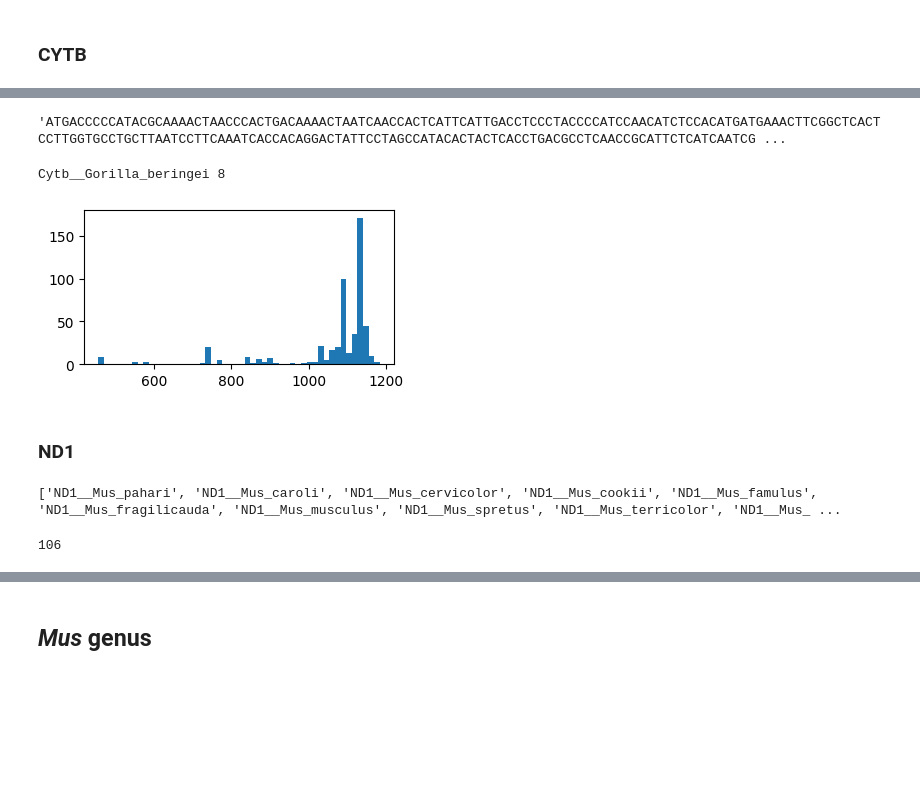
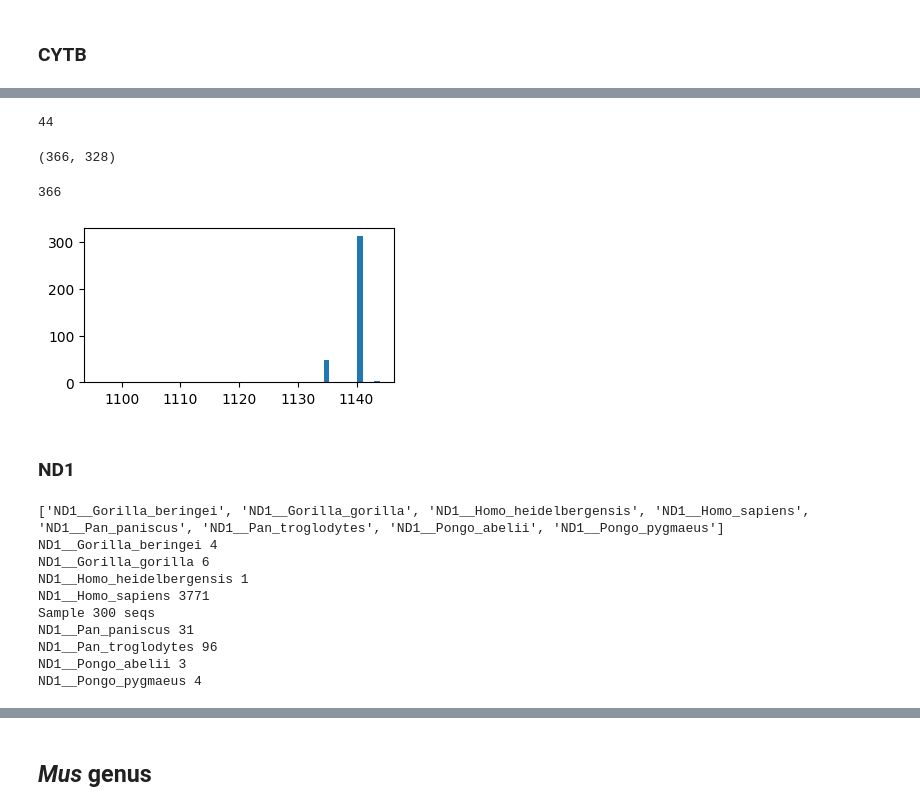
Before and after one commit to mitoclub/nemu-pipeline, a Jupyter notebook: notebooks/prepare_beasts_datasets.ipynb, the cells around one changed output, grey strips where cells are left out. Drawn from its saved outputs; the diff is of its cells as text; code cells hidden in the pictures; blank space fills up the shorter version.

```diff
--- a/notebooks/prepare_beasts_datasets.ipynb
+++ b/notebooks/prepare_beasts_datasets.ipynb
@@ -65,21 +65,20 @@ def filter_seqs_dict(seqs, nseqs_min=10, var_gene_len=0.2, Nshare=0.2):
 # %% [markdown]
 ### CYTB
 # %%
-pattern = "Hominidae_"
+pattern = "Hominidae_9604"
 seqs = collect_seqs(pattern, "UNIQ", ['Cytb'])
 seqs_filtered = filter_seqs_dict(seqs, 1, 0.05)
 print(list(seqs_filtered.keys()))
 
-MAX_SP_NSEQS = 100
+MAX_SP_NSEQS = 300
 cytb_recs = []
 for gene_sp, recs in seqs_filtered.items():
+    print(gene_sp, len(recs))
     if len(recs) > MAX_SP_NSEQS:
-        print(gene_sp)
+        print(f"Sample {MAX_SP_NSEQS} seqs")
         recs = random.sample(recs, MAX_SP_NSEQS)
     cytb_recs.extend(recs)
 
 cytb_recs_filtered = filter_seqs(cytb_recs, 0.1)
-
-# SeqIO.write(cytb_recs_filtered, "../data/MUS/genes/CYTB.fna", "fasta-2line")
 # %% [output]
 ['Cytb__Gorilla_beringei', 'Cytb__Gorilla_gorilla', 'Cytb__Homo_heidelbergensis', 'Cytb__Homo_sapiens', 'Cytb__Pan_paniscus', 'Cytb__Pan_troglodytes', 'Cytb__Pongo_abelii', 'Cytb__Pongo_pygmaeus']
@@ -87,37 +94,57 @@ Cytb__Homo_sapiens
-# %%
-str(recs[0].seq)
-# %% [output]
-'ATGACCCCCATACGCAAAACTAACCCACTGACAAAACTAATCAACCACTCATTCATTGACCTCCCTACCCCATCCAACATCTCCACATGATGAAACTTCGGCTCACTCCTTGGTGCCTGCTTAATCCTTCAAATCACCACAGGACTATTCCTAGCCATACACTACTCACCTGACGCCTCAACCGCATTCTCATCAATCG ...
-# %%
-for gene_sp, recs in seqs_filtered.items():
-    print(gene_sp, len(recs))
-    brea
-# %% [output]
-Cytb__Gorilla_beringei 8
+# %%
+gagp_cytb = filter_seqs([x for x in SeqIO.parse("../data/GAGP/genes/CYTB.fna", "fasta")], 0.1)
+# %%
+cytb_collection = []
+visited = set()
+ndropped = 0
+for rec in cytb_recs_filtered + gagp_cytb:
+    h = hash(rec.seq)
+    if h not in visited:
+        cytb_collection.append(rec)
+        visited.add(h)
+    else:
+        ndropped += 1
+
+print(ndropped)
+len(cytb_collection), len(cytb_recs_filtered)
+# %% [output]
+44
+(366, 328)
+# %%
+SeqIO.write(cytb_collection, "../data/HOMINIDAE/genes/CYTB.fna", "fasta-2line")
+# %% [output]
+366
 # %%
 plt.figure(figsize=(4, 2))
-plt.hist([len(x) for x in cytb_recs], bins=50);
+plt.hist([len(x) for x in cytb_collection], bins=50);
 # %% [output]
-[figure, old version]
+[figure, new version]
 # %% [markdown]
 ### ND1
 # %%
-pattern = "Hominidae"
+pattern = "Hominidae_9604"
 seqs = collect_seqs(pattern, "UNIQ", ['ND1'])
 seqs_filtered = filter_seqs_dict(seqs, 1, 0.1)
 print(list(seqs_filtered.keys()))
 
-MAX_SP_NSEQS = 100
-cytb_recs = []
+MAX_SP_NSEQS = 300
+nd1_recs = []
 for gene_sp, recs in seqs_filtered.items():
+    print(gene_sp, len(recs))
     if len(recs) > MAX_SP_NSEQS:
-        print(gene_sp)
+        print(f"Sample {MAX_SP_NSEQS} seqs")
         recs = random.sample(recs, MAX_SP_NSEQS)
-    cytb_recs.extend(recs)
+    nd1_recs.extend(recs)
 
-cytb_recs_filtered = filter_seqs(cytb_recs, 0.1)
-
-# SeqIO.write(cytb_recs_filtered, "../data/MUS/genes/ND1.fna", "fasta-2line")
+nd1_recs_filtered = filter_seqs(nd1_recs, 0.1)
 # %% [output]
-['ND1__Mus_pahari', 'ND1__Mus_caroli', 'ND1__Mus_cervicolor', 'ND1__Mus_cookii', 'ND1__Mus_famulus', 'ND1__Mus_fragilicauda', 'ND1__Mus_musculus', 'ND1__Mus_spretus', 'ND1__Mus_terricolor', 'ND1__Mus_ ...
+['ND1__Gorilla_beringei', 'ND1__Gorilla_gorilla', 'ND1__Homo_heidelbergensis', 'ND1__Homo_sapiens', 'ND1__Pan_paniscus', 'ND1__Pan_troglodytes', 'ND1__Pongo_abelii', 'ND1__Pongo_pygmaeus']
+ND1__Gorilla_beringei 4
+ND1__Gorilla_gorilla 6
+ND1__Homo_heidelbergensis 1
+ND1__Homo_sapiens 3771
+Sample 300 seqs
+ND1__Pan_paniscus 31
+ND1__Pan_troglodytes 96
+ND1__Pongo_abelii 3
+ND1__Pongo_pygmaeus 4
-106
```
Also changed, not shown: parts of 29 cells of this notebook.
